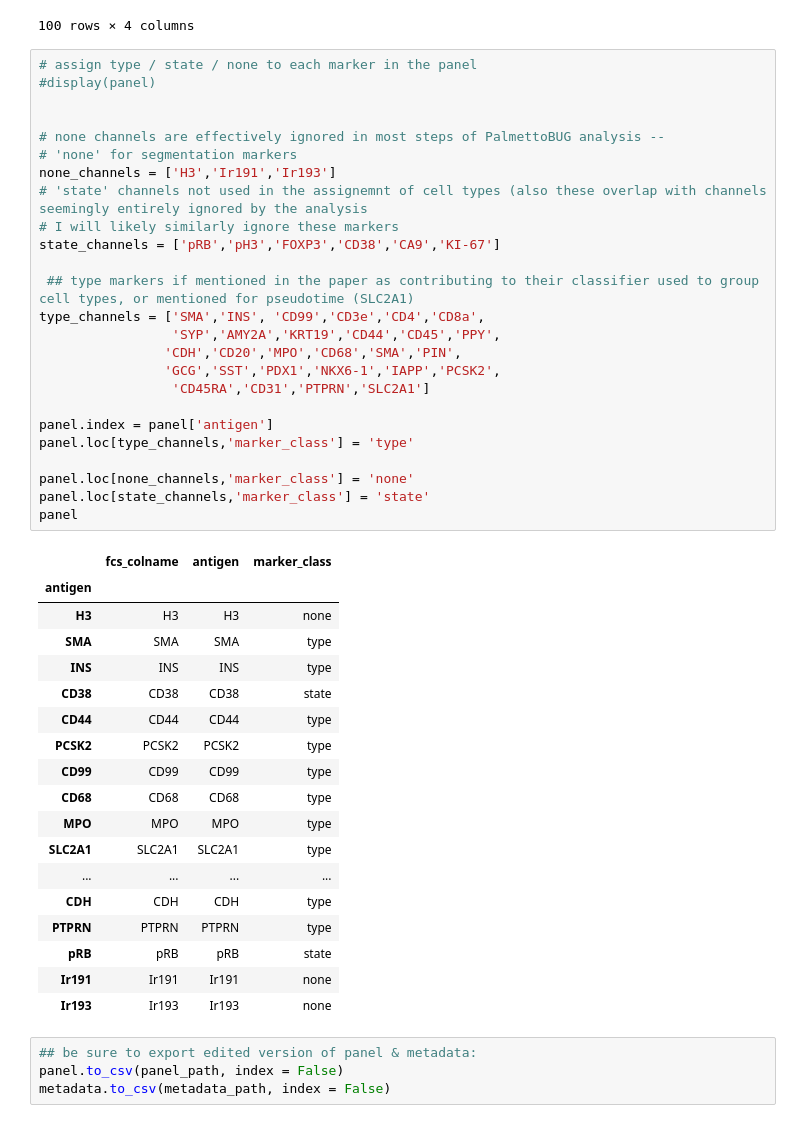
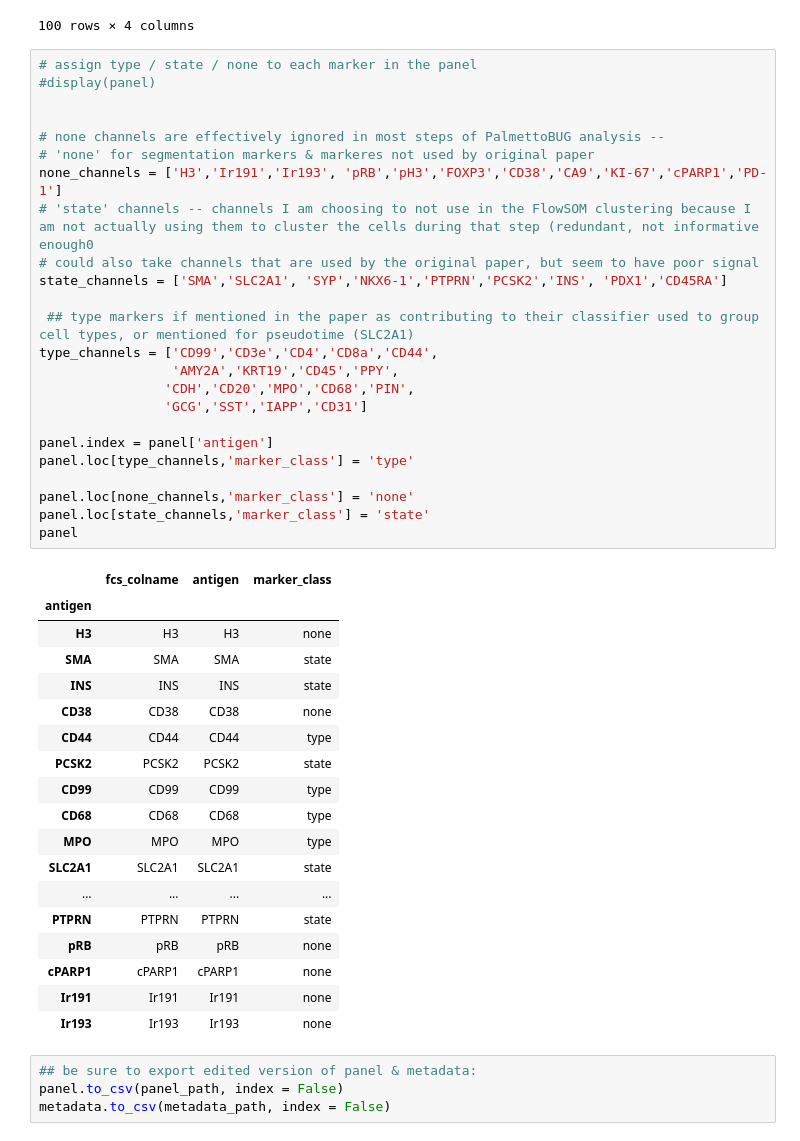
Before and after one commit to BenCaiello/PalmettoBUG, a Jupyter notebook: notebooks/replicatePapers/Damond-etal-Bodenmiller-2019-T1DPancreas/TestPancreaticPaper.ipynb, the cells around one changed output. Cells and saved outputs as stored; diff of their text form.

Commit message:
update paper replication progress

```diff
--- a/notebooks/replicatePapers/Damond-etal-Bodenmiller-2019-T1DPancreas/TestPancreaticPaper.ipynb
+++ b/notebooks/replicatePapers/Damond-etal-Bodenmiller-2019-T1DPancreas/TestPancreaticPaper.ipynb
@@ -218,45 +234,44 @@ metadata
 # %%
 # assign type / state / none to each marker in the panel
 #display(panel)
 
 
 # none channels are effectively ignored in most steps of PalmettoBUG analysis --
-# 'none' for segmentation markers
-none_channels = ['H3','Ir191','Ir193']
-# 'state' channels not used in the assignemnt of cell types (also these overlap with channels seemingly entirely ignored by the analysis
-# I will likely similarly ignore these markers
-state_channels = ['pRB','pH3','FOXP3','CD38','CA9','KI-67']
+# 'none' for segmentation markers & markeres not used by original paper
+none_channels = ['H3','Ir191','Ir193', 'pRB','pH3','FOXP3','CD38','CA9','KI-67','cPARP1','PD-1']
+# 'state' channels -- channels I am choosing to not use in the FlowSOM clustering because I am not actually using them to cluster the cells during that step (redundant, not informative enough0
+# could also take channels that are used by the original paper, but seem to have poor signal
+state_channels = ['SMA','SLC2A1', 'SYP','NKX6-1','PTPRN','PCSK2','INS', 'PDX1','CD45RA']
 
  ## type markers if mentioned in the paper as contributing to their classifier used to group cell types, or mentioned for pseudotime (SLC2A1)
-type_channels = ['SMA','INS', 'CD99','CD3e','CD4','CD8a',
-                 'SYP','AMY2A','KRT19','CD44','CD45','PPY',
-                'CDH','CD20','MPO','CD68','SMA','PIN',
-                'GCG','SST','PDX1','NKX6-1','IAPP','PCSK2',
-                 'CD45RA','CD31','PTPRN','SLC2A1']
+type_channels = ['CD99','CD3e','CD4','CD8a','CD44',
+                 'AMY2A','KRT19','CD45','PPY',
+                'CDH','CD20','MPO','CD68','PIN',
+                'GCG','SST','IAPP','CD31']
 
 panel.index = panel['antigen']
 panel.loc[type_channels,'marker_class'] = 'type'
 
 panel.loc[none_channels,'marker_class'] = 'none'
 panel.loc[state_channels,'marker_class'] = 'state'
 panel
 # %% [output]
 |  | fcs_colname | antigen | marker_class |
 | antigen |  |  |  |
 | H3 | H3 | H3 | none |
-| SMA | SMA | SMA | type |
-| INS | INS | INS | type |
-| CD38 | CD38 | CD38 | state |
+| SMA | SMA | SMA | state |
+| INS | INS | INS | state |
+| CD38 | CD38 | CD38 | none |
 | CD44 | CD44 | CD44 | type |
-| PCSK2 | PCSK2 | PCSK2 | type |
+| PCSK2 | PCSK2 | PCSK2 | state |
 | CD99 | CD99 | CD99 | type |
 | CD68 | CD68 | CD68 | type |
 | MPO | MPO | MPO | type |
-| SLC2A1 | SLC2A1 | SLC2A1 | type |
+| SLC2A1 | SLC2A1 | SLC2A1 | state |
 | ... | ... | ... | ... |
-| CDH | CDH | CDH | type |
-| PTPRN | PTPRN | PTPRN | type |
-| pRB | pRB | pRB | state |
+| PTPRN | PTPRN | PTPRN | state |
+| pRB | pRB | pRB | none |
+| cPARP1 | cPARP1 | cPARP1 | none |
 | Ir191 | Ir191 | Ir191 | none |
 | Ir193 | Ir193 | Ir193 | none |
 # %%
```
Also changed, not shown: parts of 31 cells of this notebook, 2 other files.
